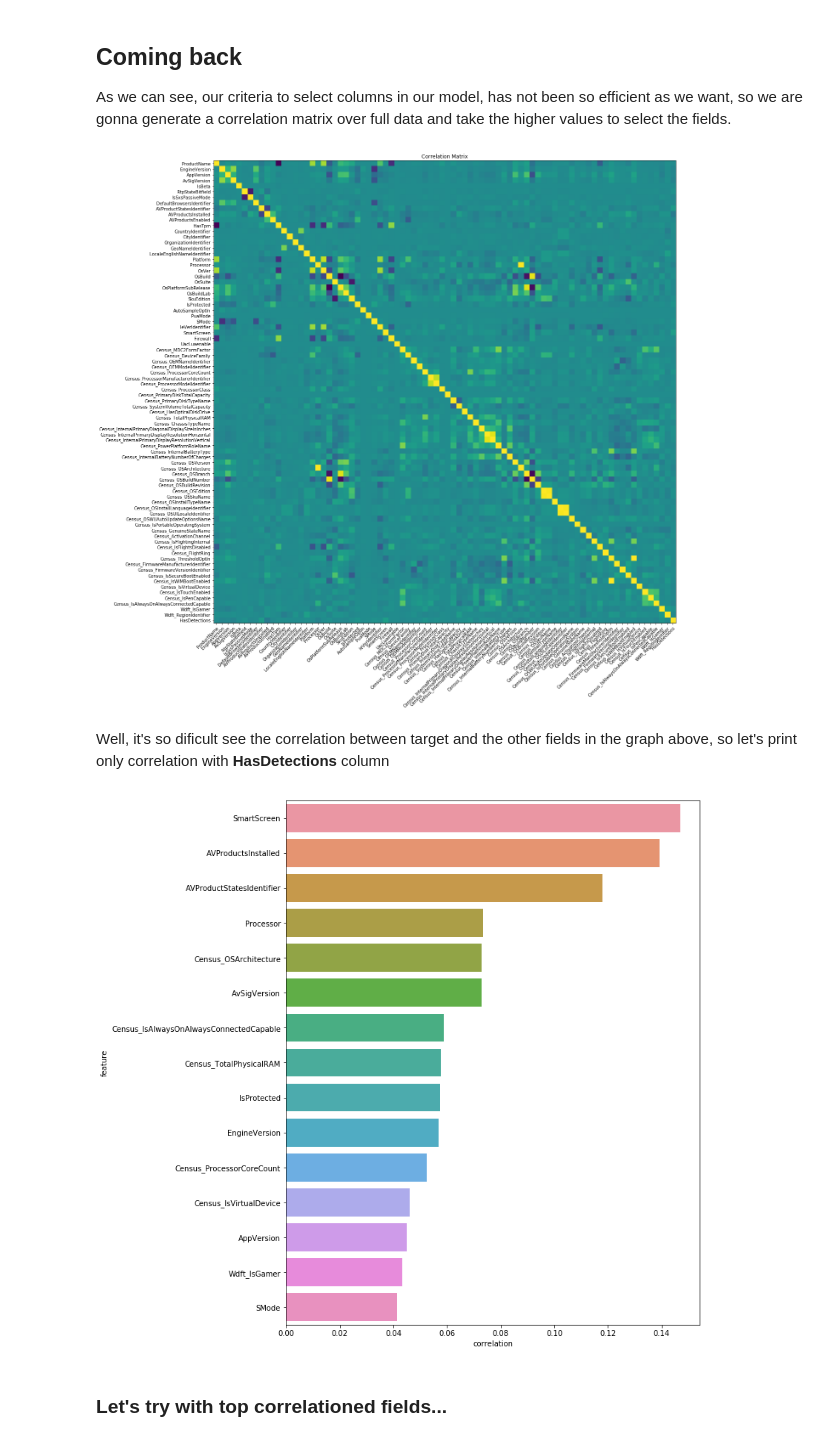
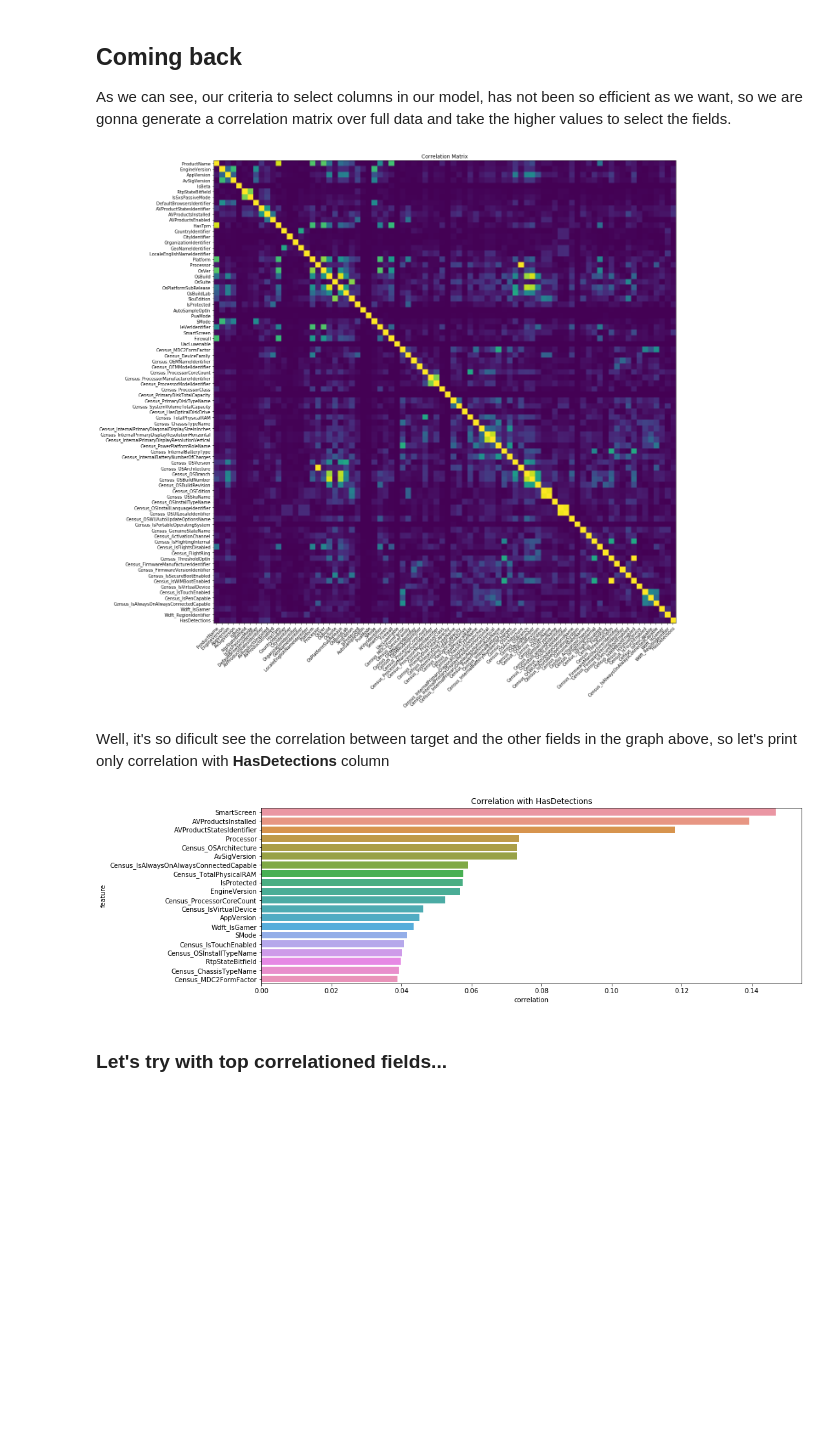
Before and after one commit to JuanBrugera/Kschool-TFM, a Jupyter notebook: Main.ipynb, the cells around one changed output. Saved outputs shown, nothing was run; the diff lists cells and outputs as text; code cells hidden in the pictures; blank space fills up the shorter version.

```diff
--- a/Main.ipynb
+++ b/Main.ipynb
@@ -365,25 +358,25 @@ df_default_values = utils.get_input_fields_dict(train_df, \
 train_df_transformed = transform_df(train_df)
 test_df_transformed = transform_df(test_df)
 # %%
-assembler = VectorAssembler(inputCols=train_df_transformed.columns, outputCol='features')
+assembler = VectorAssembler(inputCols=train_df_transformed.drop(column_id).columns, outputCol='features')
 # %%
-correlation_df = assembler.transform(train_df_transformed)
+correlation_df = assembler.transform(train_df_transformed.drop(column_id))
 # %%
 correlation_array = Correlation.corr(correlation_df, "features").head()[0]
 # %%
-number_of_columns = len(train_df_transformed.columns)
+number_of_columns = len(train_df_transformed.drop(column_id).columns)
 # %%
 correlation_matrix = correlation_array.values.reshape(number_of_columns, number_of_columns)
 # %%
-heat_map(train_df_transformed.columns, train_df_transformed.columns, correlation_matrix, "Correlation Matrix")
+heat_map(train_df_transformed.drop(column_id).columns, train_df_transformed.drop(column_id).columns, __builtin__.abs(correlation_matrix), "Correlation Matrix")
 # %% [output]
-[figure, old version]
+[figure, new version]
 # %% [markdown]
 Well, it's so dificult see the correlation between target and the other fields in the graph above, so let's print only correlation with **HasDetections** column
 # %%
 starting_point = (number_of_columns ** 2) - number_of_columns
 # %%
-correlation = utils.get_input_fields_dict(train_df_transformed, \
+correlation = utils.get_input_fields_dict(train_df_transformed.drop(column_id), \
                                            'correlation', \
                                            correlations=correlation_array.values[starting_point:-1])
 # %%
@@ -395,9 +388,9 @@ correlations_pd = pd.DataFrame.from_dict(correlation, orient='index', columns=['
 # %%
 correlations_pd['feature'] = correlations_pd.index
 # %%
-bar(correlations_pd.head(15), 'correlation', 'feature')
+bar(correlations_pd.head(20), 'correlation', 'feature', 'Correlation with HasDetections')
 # %% [output]
-[figure, old version]
+[figure, new version]
 # %% [markdown]
 ### Let's try with top correlationed fields...
 # %%
```
Also changed, not shown: parts of 32 cells of this notebook, 1 other file.
